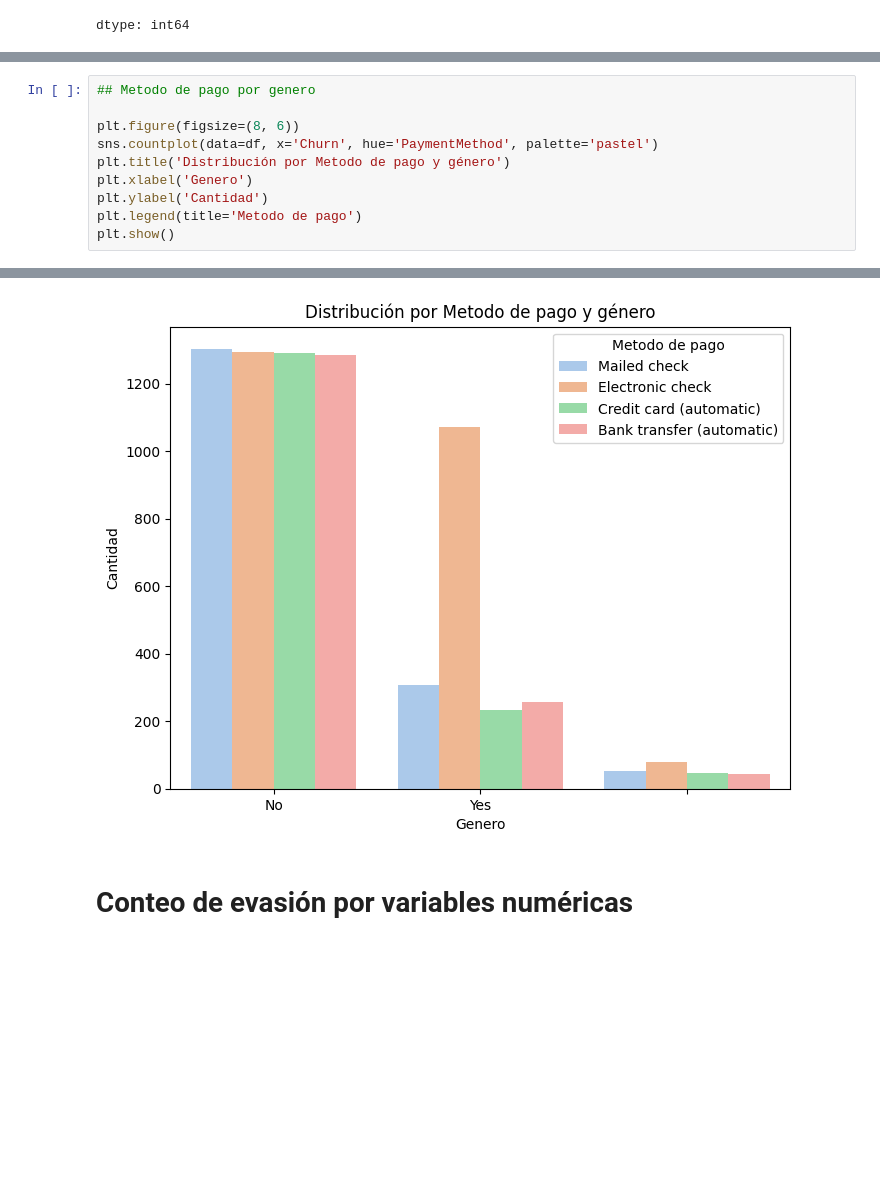
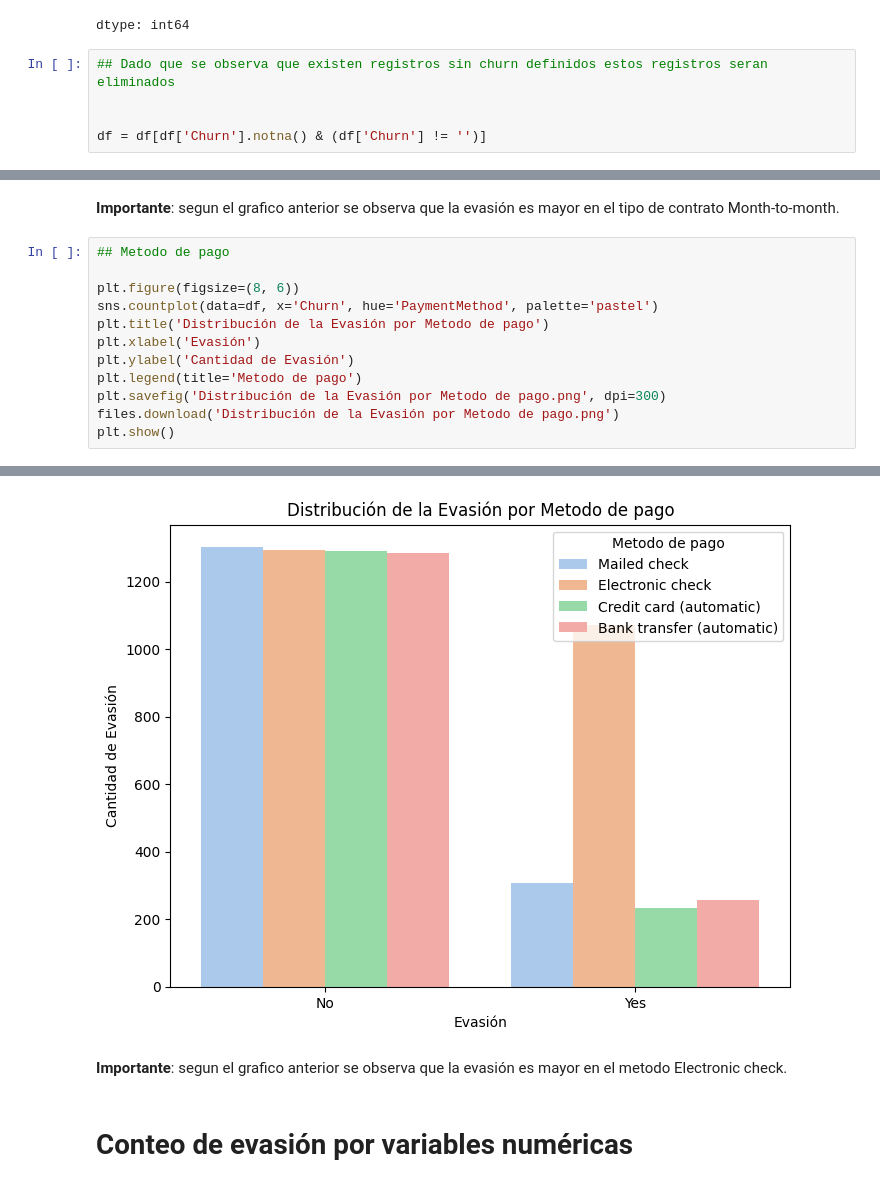
Before and after one commit to 25071983/DESAFIO-PYTHON, a Jupyter notebook: Challenge_ONE_Data_Science_Telecom_X.ipynb, the cells around one changed output, grey strips where cells are left out. Cells and saved outputs as stored; diff of their text form; blank space fills up the shorter version.

```diff
--- a/Challenge_ONE_Data_Science_Telecom_X.ipynb
+++ b/Challenge_ONE_Data_Science_Telecom_X.ipynb
@@ -539,3 +539,8 @@ df['Churn'].value_counts()
 | Yes | 1869 |
 |  | 224 |
 dtype: int64
+# %%
+## Dado que se observa que existen registros sin churn definidos estos registros seran eliminados
+
+
+df = df[df['Churn'].notna() & (df['Churn'] != '')]
@@ -609,11 +629,15 @@ plt.show()
+# %% [markdown]
+**Importante**: segun el grafico anterior se observa que la evasión es mayor en el tipo de contrato Month-to-month.
 # %%
-## Metodo de pago por genero
+## Metodo de pago
 
 plt.figure(figsize=(8, 6))
 sns.countplot(data=df, x='Churn', hue='PaymentMethod', palette='pastel')
-plt.title('Distribución por Metodo de pago y género')
-plt.xlabel('Genero')
-plt.ylabel('Cantidad')
+plt.title('Distribución de la Evasión por Metodo de pago')
+plt.xlabel('Evasión')
+plt.ylabel('Cantidad de Evasión')
 plt.legend(title='Metodo de pago')
+plt.savefig('Distribución de la Evasión por Metodo de pago.png', dpi=300)
+files.download('Distribución de la Evasión por Metodo de pago.png')
 plt.show()
 # %% [output]
@@ -620,4 +646,6 @@ plt.show()
-[figure, old version]
+[figure, new version]
+# %% [markdown]
+**Importante**: segun el grafico anterior se observa que la evasión es mayor en el metodo Electronic check.
 # %% [markdown]
 # Conteo de evasión por variables numéricas
 # %%
```
Also changed, not shown: parts of 21 cells of this notebook.
